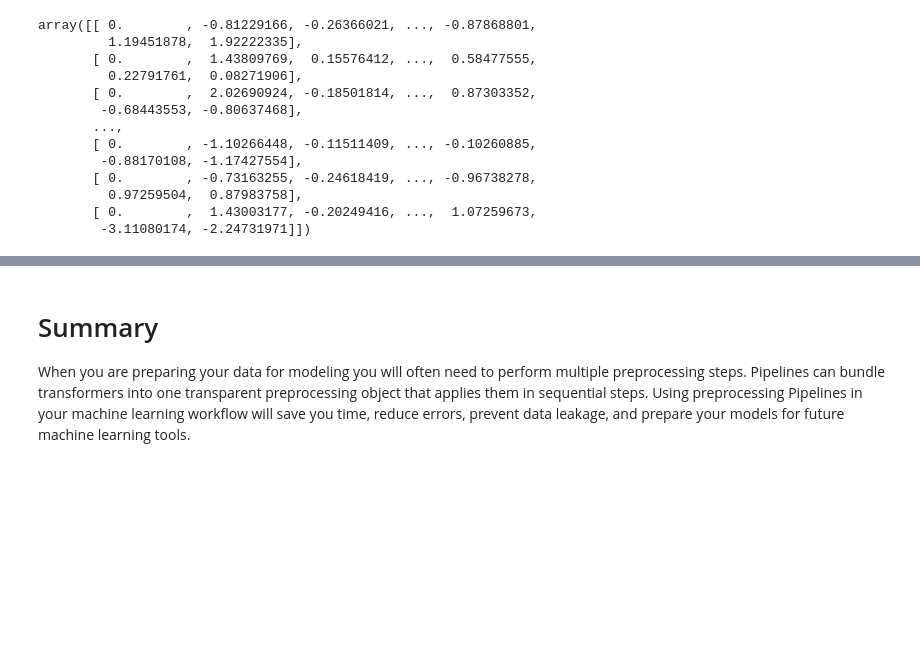
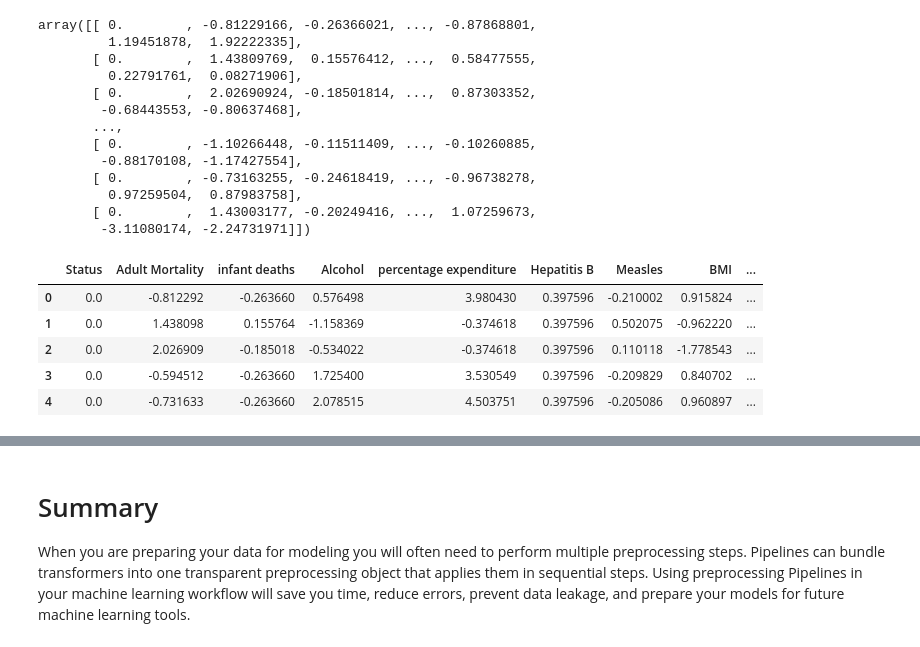
Before and after one commit to justinacgray/Data_Science, a Jupyter notebook: machine_learning_practice/life_expectancy/life.ipynb, the cells around one changed output, grey strips where cells are left out. Saved outputs shown, nothing was run; the diff lists cells and outputs as text; code cells hidden in the pictures; blank space fills up the shorter version.

```diff
--- a/machine_learning_practice/life_expectancy/life.ipynb
+++ b/machine_learning_practice/life_expectancy/life.ipynb
@@ -137,3 +159,14 @@ array([[ 0.        , -0.81229166, -0.26366021, ..., -0.87868801,
          0.97259504,  0.87983758],
        [ 0.        ,  1.43003177, -0.20249416, ...,  1.07259673,
         -3.11080174, -2.24731971]])
+# %%
+X_train_processed_df = pd.DataFrame(X_train_processed, columns=X_train.columns)
+
+X_train_processed_df.head()
+# %% [output]
+|  | Status | Adult Mortality | infant deaths | Alcohol | percentage expenditure | Hepatitis B | Measles | BMI | ... |
+| 0 | 0.0 | -0.812292 | -0.263660 | 0.576498 | 3.980430 | 0.397596 | -0.210002 | 0.915824 | ... |
+| 1 | 0.0 | 1.438098 | 0.155764 | -1.158369 | -0.374618 | 0.397596 | 0.502075 | -0.962220 | ... |
+| 2 | 0.0 | 2.026909 | -0.185018 | -0.534022 | -0.374618 | 0.397596 | 0.110118 | -1.778543 | ... |
+| 3 | 0.0 | -0.594512 | -0.263660 | 1.725400 | 3.530549 | 0.397596 | -0.209829 | 0.840702 | ... |
+| 4 | 0.0 | -0.731633 | -0.263660 | 2.078515 | 4.503751 | 0.397596 | -0.205086 | 0.960897 | ... |
```
Also changed, not shown: parts of 5 cells of this notebook.
